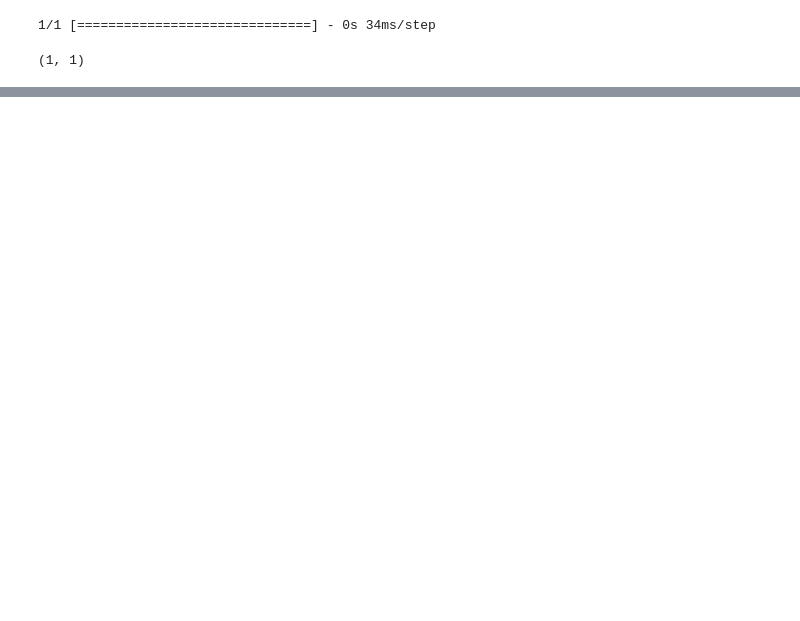
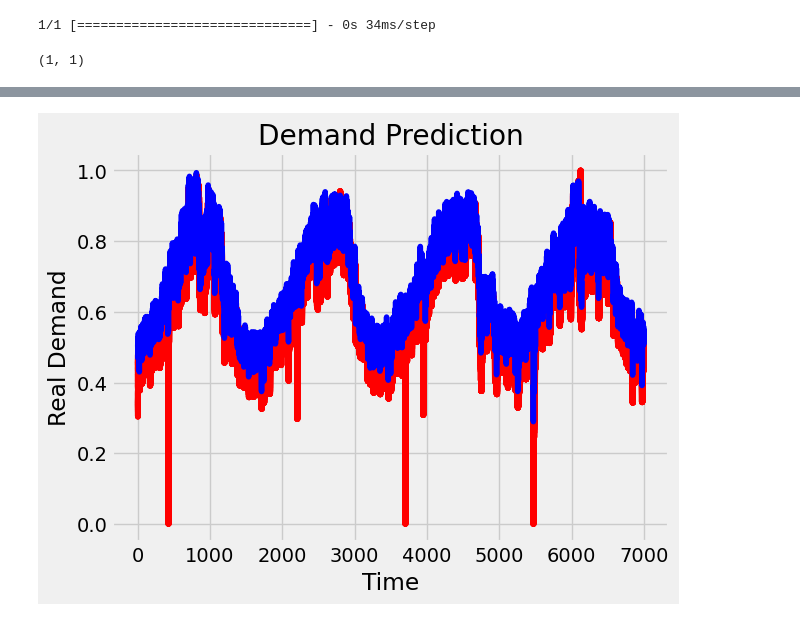
Before and after one commit to igomezv/DataScienceIntermedio, a Jupyter notebook: 5-Aplicación-de-análisis-de-datos.ipynb, the cells around one changed output, grey strips where cells are left out. Cells and saved outputs as stored; diff of their text form; code cells hidden in the pictures; blank space fills up the shorter version.

```diff
--- a/5-Aplicación-de-análisis-de-datos.ipynb
+++ b/5-Aplicación-de-análisis-de-datos.ipynb
@@ -504,0 +493,22 @@ Epoch 1/50
+# %%
+# The LSTM architecture
+regressor| = Sequential()
+# First LSTM layer with Dropout regularisation
+regressor.add(LSTM(units=50, return_sequences=True, input_shape=(X_train.shape[1],1)))
+# regressor.add(Dropout(0.2))
+# Second LSTM layer
+regressor.add(LSTM(units=50, return_sequences=True))
+# regressor.add(Dropout(0.2))
+# Third LSTM layer
+regressor.add(LSTM(units=50, return_sequences=True))
+# regressor.add(Dropout(0.2))
+# Fourth LSTM layer
+regressor.add(LSTM(units=50))
+# regressor.add(Dropout(0.2))
+# The output layer
+regressor.add(Dense(units=1))
+
+# Compiling the RNN
+regressor.compile(optimizer='rmsprop', loss='mean_squared_error')
+# Fitting to the training set
+regressor.fit(X_train,y_train, epochs=10,batch_size=1048)
@@ -504,0 +537,2 @@ Epoch 1/50
+# %%
+predicted_stock_price = regressor.predict(X_test)
@@ -504,0 +543,15 @@ Epoch 1/50
+# %%
+# Some functions to help out with
+def plot_predictions(test,predicted):
+    plt.plot(test, color='red',label='Real ')
+    plt.plot(predicted, color='blue',label='Predicted Demand')
+    plt.title('Demand Prediction')
+    plt.xlabel('Time')
+    plt.ylabel('Real Demand')
+#     plt.legend()
+    plt.show()
+# %%
+# Visualizing the results for LSTM
+plot_predictions(X_test, predicted_stock_price)
+# %% [output]
+[figure, added]
```
Also changed, not shown: parts of 50 cells of this notebook.
